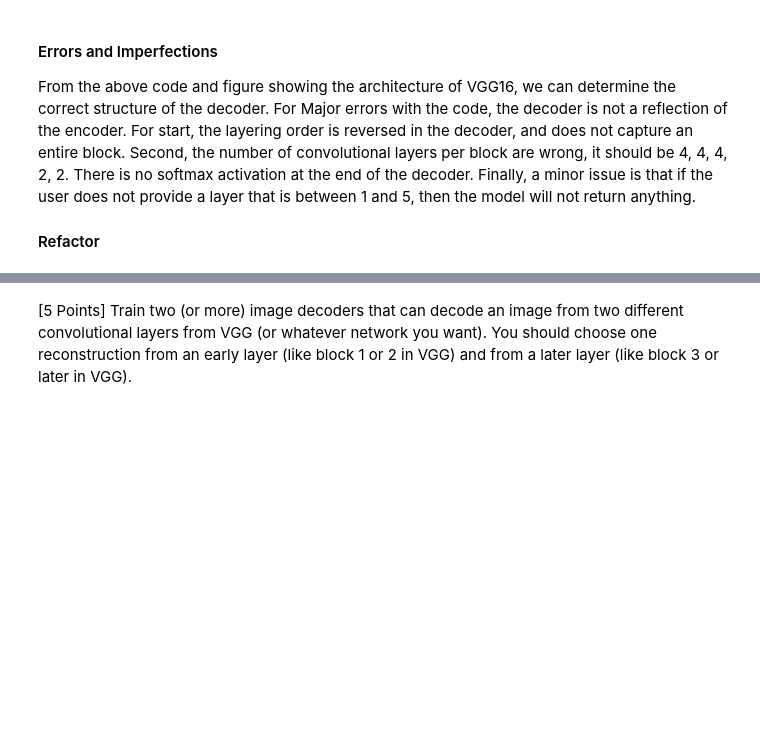
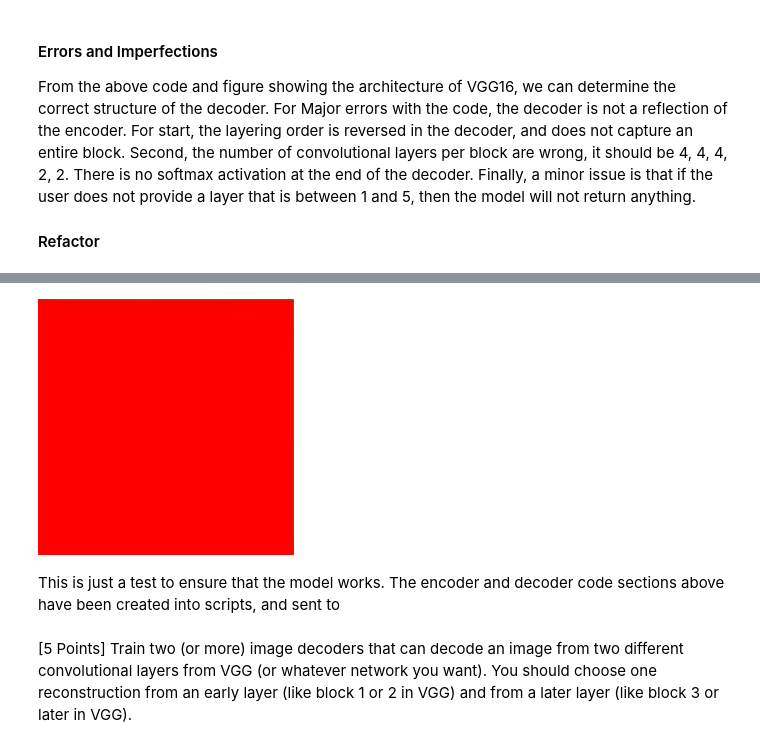
Before and after one commit to LJK150030/ML_NN, a Jupyter notebook: Lab3/Lab3.ipynb, the cells around one changed output, grey strips where cells are left out. Saved outputs shown, nothing was run; the diff lists cells and outputs as text; code cells hidden in the pictures; blank space fills up the shorter version.

Commit message:
Example code testing the model and working with a simple subset of images

```diff
--- a/Lab3/Lab3.ipynb
+++ b/Lab3/Lab3.ipynb
@@ -14,8 +14,8 @@ If using code from another author (not your own), you will be graded on the clar
 from PIL import Image
 import requests
 
-TRAINING = False
-EVALUATE = False
+TRAINING = True
+EVALUATE = True
 # %% [markdown]
 In this lab you will implement a style transfer algorithm with whitening and coloring transformations, using the work of Li et al. in their universal style transfer paper. An example implementation of training a decoder for different scales of VGG has been implemented for you to build from (https://github.com/8000net/universal-style-transfer-keras to an external site.). However, you will be manipulating the code to work properly. Also, the code should be updated to work with the newest version of Keras/Tensorflow. As always, you can choose a PyTorch implementation if you prefer.
 # %% [markdown]
@@ -276,7 +276,7 @@ class EncoderDecoder:
         layers = decoder_layers(inputs, target_layer)
         print("decoder layer is:")
         print(layers)
-        output = Conv2D(3, (3, 3), activation='relu', padding='same', name='decoder_out')(layers)
+        output = Conv2D(3, (3, 3), activation='Softmax', padding='same', name='decoder_out')(layers)
         print("output:")
         print(output)
 
@@ -314,7 +314,7 @@ class EncoderDecoder:
 import sys
 import os
 
-#os.environ["CUDA_VISIBLE_DEVICES"] = "-1"
+os.environ["CUDA_VISIBLE_DEVICES"] = "-1" # To run on CPU, uncomment this line
 
 import numpy as np
 
@@ -328,11 +328,12 @@ import zipfile
 ZIP_PATH = 'data/RafD_resized.zip'
 UNZIP_PATH = 'data/'
 
-IMAGE_PATH = "data/RafD_train/Rafd045_02_Caucasian_female_angry_frontal.jpg"
-IMAGES_PATH = 'data/RafD_train'
+TARGET_LAYER = 3
+IMAGE_PATH = "data/RafD_test"
+#IMAGES_PATH = 'data/RafD_train'
 TARGET_SIZE = (256, 256)
-BATCH_SIZE = 32
-EPOCHS = 24
+BATCH_SIZE = 18
+EPOCHS = 16
 
 cwd = os.getcwd()
 
@@ -405,7 +406,8 @@ if TRAINING:
     steps_per_epoch = num_samples // BATCH_SIZE
 
     # argv[1] is the layer we wish to train [1, 5]
-    target_layer = int(sys.argv[1])
+    #target_layer = int(sys.argv[1])
+    target_layer = TARGET_LAYER
     encoder_decoder = EncoderDecoder(target_layer=target_layer)
     # encoder_decoder.model.fit(gen, steps_per_epoch=steps_per_epoch, epochs=epochs, callbacks=callbacks)
     #encoder_decoder.model.fit(x=input_images, y=input_images, epochs=EPOCHS, verbose=1)
@@ -459,3 +517,9 @@ if EVALUATE:
+# %%
+Image.open(output_full_path)
+# %% [output]
+[figure, added]
+# %% [markdown]
+This is just a test to ensure that the model works. The encoder and decoder code sections above have been created into scripts, and sent to
 # %% [markdown]
 [5 Points] Train two (or more) image decoders that can decode an image from two different convolutional layers from VGG (or whatever network you want).  You should choose one reconstruction from an early layer (like block 1 or 2 in VGG) and from a later layer (like block 3 or later in VGG).
 # %%
```
Also changed, not shown: parts of 3 cells of this notebook.
